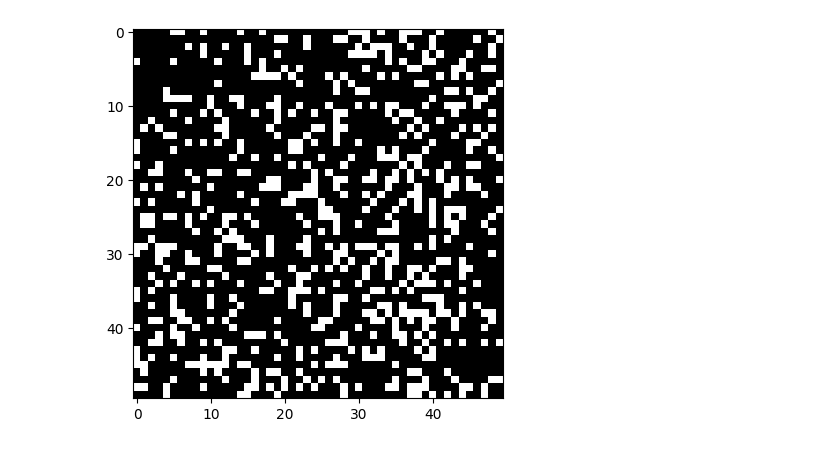
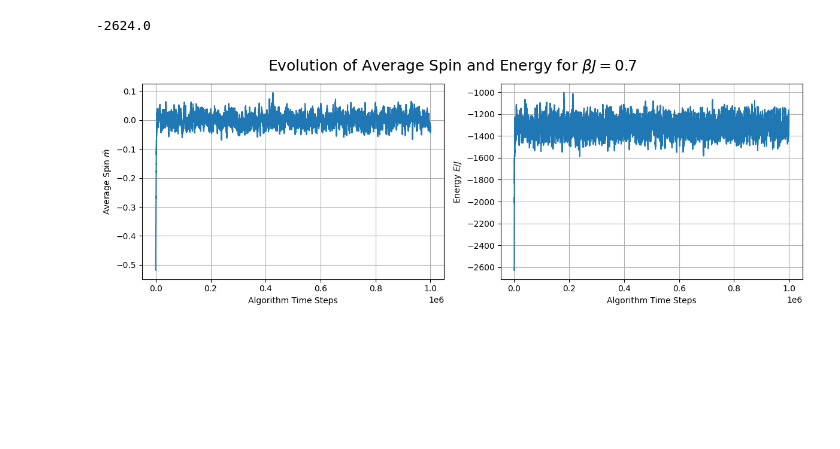
Before and after one commit to dantona02/metropolis, a Jupyter notebook: metropolis.ipynb, the cells around one changed output. Saved outputs shown, nothing was run; the diff lists cells and outputs as text; code cells hidden in the pictures; blank space fills up the shorter version.

```diff
--- a/metropolis.ipynb
+++ b/metropolis.ipynb
@@ -14,6 +77,29 @@ class metropolis:
 # %%
 test = metropolis(N=50)
 # %%
-test.plot()
+#test.plot()
+test.print_energy()
 # %% [output]
-[figure, removed]
+-2624.0
+# %%
+spins = test.grid()
+energy = test.get_energy(spins)
+# %%
+spins, energies, equilibrium = test.algo(spins, 1000000, 0.7, energy, 50)
+# %%
+fig, axes = plt.subplots(1, 2, figsize=(12,4))
+ax = axes[0]
+ax.plot(spins/50**2)
+ax.set_xlabel('Algorithm Time Steps')
+ax.set_ylabel(r'Average Spin $\bar{m}$')
+ax.grid()
+ax = axes[1]
+ax.plot(energies)
+ax.set_xlabel('Algorithm Time Steps')
+ax.set_ylabel(r'Energy $E/J$')
+ax.grid()
+fig.tight_layout()
+fig.suptitle(r'Evolution of Average Spin and Energy for $\beta J=$0.7', y=1.07, size=18)
+plt.show()
+# %% [output]
+[figure, added]
```
Also changed, not shown: parts of 4 cells of this notebook.
